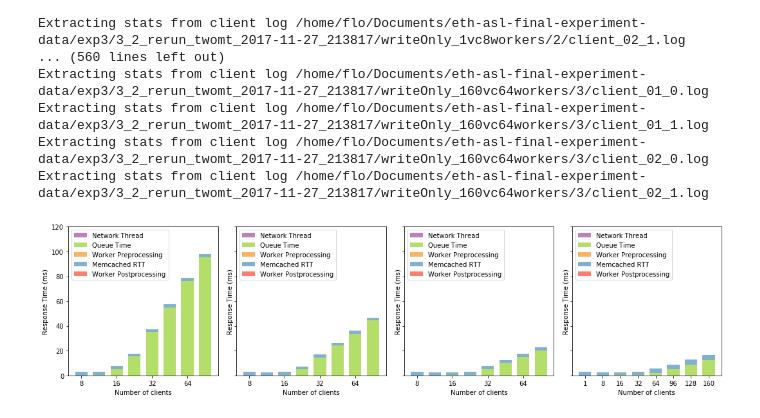
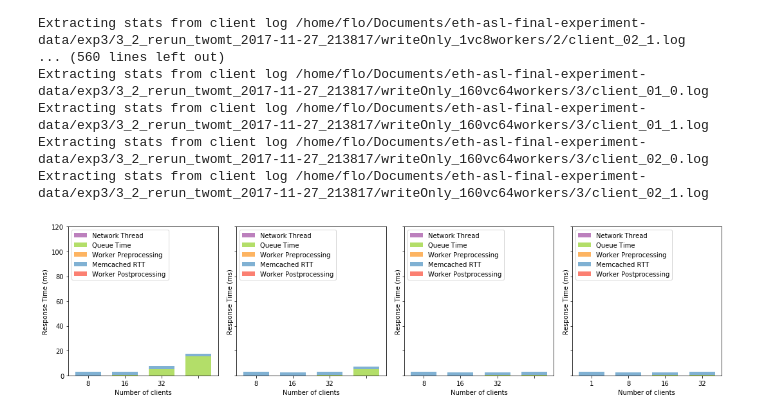
Before and after one commit to flock0/eth-asl, a Jupyter notebook: bash/3_middleware_baseline/postprocessing/responsetime_stacked_barchart.ipynb, the cells around one changed output. Cells and saved outputs as stored; diff of their text form; code cells hidden in the pictures.

Commit message:
Exp 3 postprocessing: Added responsetime break-down stacked barchart (p2)

```diff
--- a/bash/3_middleware_baseline/postprocessing/responsetime_stacked_barchart.ipynb
+++ b/bash/3_middleware_baseline/postprocessing/responsetime_stacked_barchart.ipynb
@@ -38,10 +38,11 @@ Extracting stats from client log /home/flo/Documents/eth-asl-final-experiment-da
 # %%
 fig, axes = plt.subplots(1, 4, sharey=True, figsize=(15,4))
 ylim = 120
+print_first_n_bars = 4
 for idx, worker in enumerate(worker_configs):
-    resptime.plot_stacked_barchart(all_worker_data[idx], vc_configs, axes[idx], ylim)
+    resptime.plot_stacked_barchart(all_worker_data[idx], vc_configs, axes[idx], ylim, print_first_n_bars)
 
 plt.tight_layout()
 plt.show()
 # %% [output]
-[figure, old version]
+[figure, new version]
```
Also changed, not shown: 1 other file.
